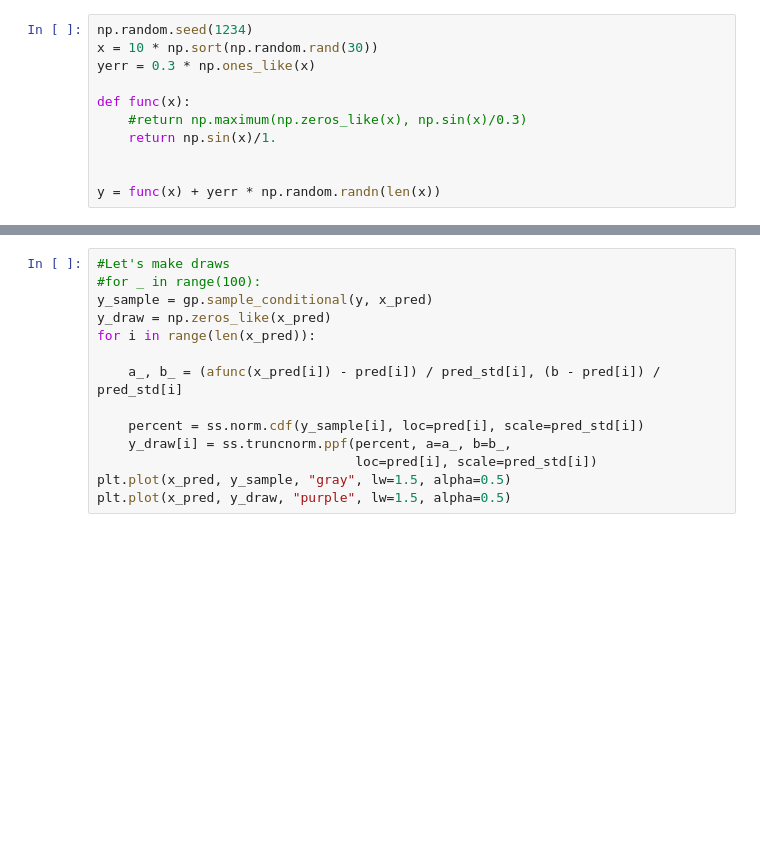
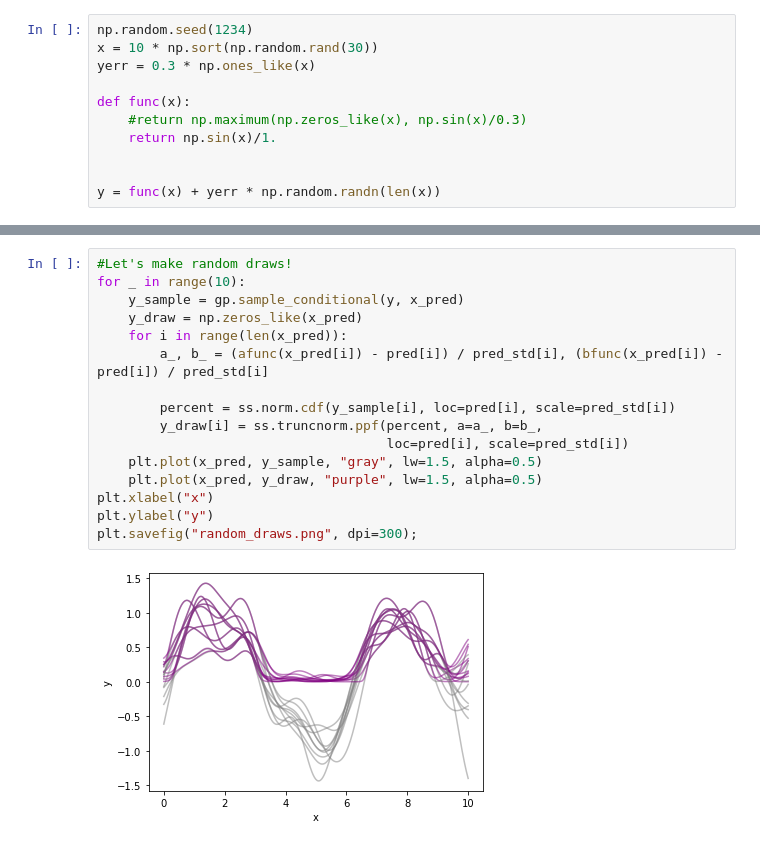
Before and after one commit to tmcclintock/TruncatedGP, a Jupyter notebook: Truncated Gaussian Process.ipynb, the cells around one changed output, grey strips where cells are left out. Cells and saved outputs as stored; diff of their text form; blank space fills up the shorter version.

```diff
--- a/Truncated Gaussian Process.ipynb
+++ b/Truncated Gaussian Process.ipynb
@@ -104,17 +109,21 @@ plt.savefig("example.png", dpi=300)
 # %%
-#Let's make draws
-#for _ in range(100):
-y_sample = gp.sample_conditional(y, x_pred)
-y_draw = np.zeros_like(x_pred)
-for i in range(len(x_pred)):
+#Let's make random draws!
+for _ in range(10):
+    y_sample = gp.sample_conditional(y, x_pred)
+    y_draw = np.zeros_like(x_pred)
+    for i in range(len(x_pred)):
+        a_, b_ = (afunc(x_pred[i]) - pred[i]) / pred_std[i], (bfunc(x_pred[i]) - pred[i]) / pred_std[i]
 
-    a_, b_ = (afunc(x_pred[i]) - pred[i]) / pred_std[i], (b - pred[i]) / pred_std[i]
-
-    percent = ss.norm.cdf(y_sample[i], loc=pred[i], scale=pred_std[i])
-    y_draw[i] = ss.truncnorm.ppf(percent, a=a_, b=b_,
-                                 loc=pred[i], scale=pred_std[i])
-plt.plot(x_pred, y_sample, "gray", lw=1.5, alpha=0.5)
-plt.plot(x_pred, y_draw, "purple", lw=1.5, alpha=0.5)
+        percent = ss.norm.cdf(y_sample[i], loc=pred[i], scale=pred_std[i])
+        y_draw[i] = ss.truncnorm.ppf(percent, a=a_, b=b_,
+                                     loc=pred[i], scale=pred_std[i])
+    plt.plot(x_pred, y_sample, "gray", lw=1.5, alpha=0.5)
+    plt.plot(x_pred, y_draw, "purple", lw=1.5, alpha=0.5)
+plt.xlabel("x")
+plt.ylabel("y")
+plt.savefig("random_draws.png", dpi=300);
+# %% [output]
+[figure, added]
 # %%
 plt.fill_between(x_pred, pred - pred_std, pred + pred_std,
                 color="k", alpha=0.2)
```
Also changed, not shown: parts of 7 cells of this notebook, 5 other files.
